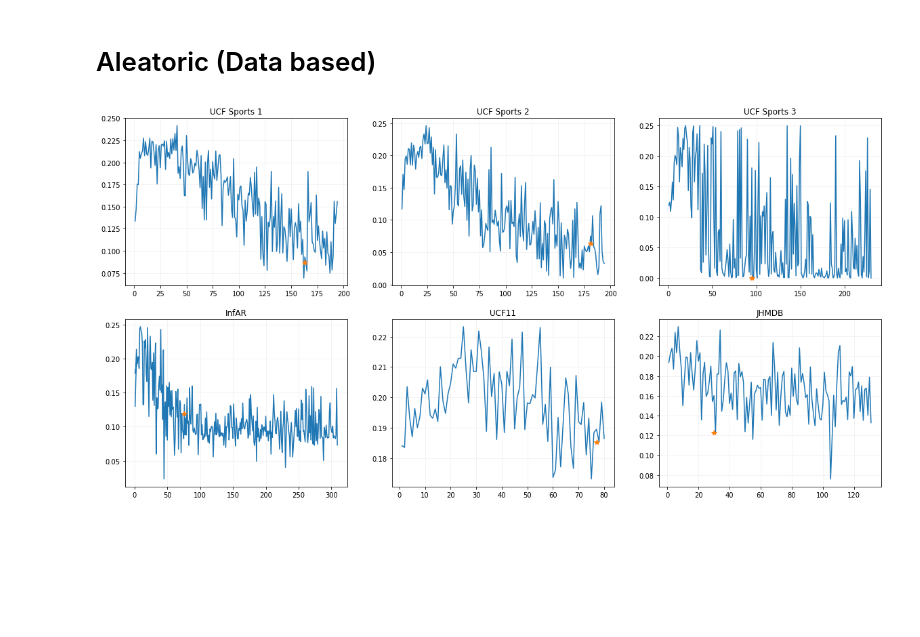
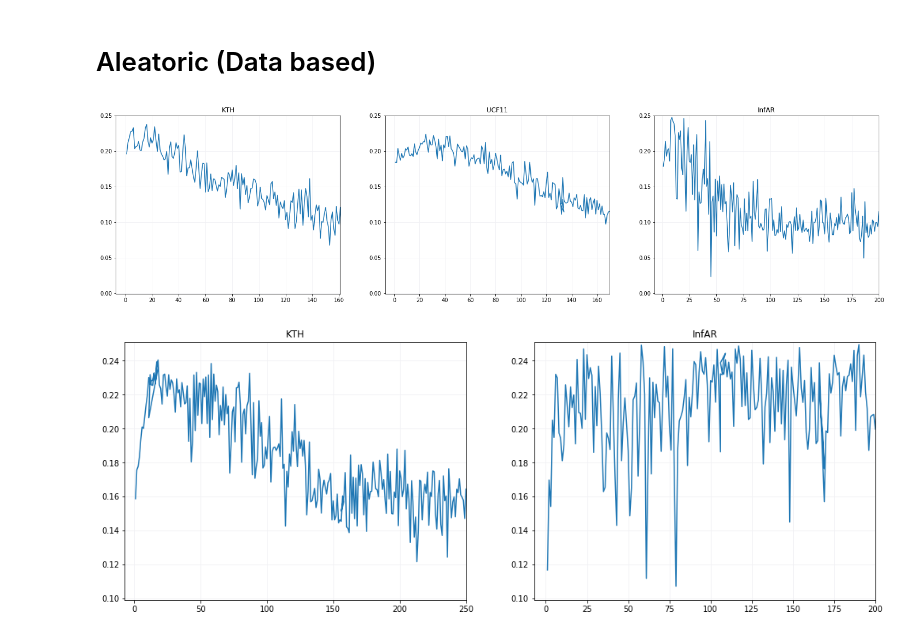
Before and after one commit to mrivar/3D-Bayesian-ResNets-PyTorch, a Jupyter notebook: results/uncertainties.ipynb, the cells around one changed output. Cells and saved outputs as stored; diff of their text form; code cells hidden in the pictures; blank space fills up the shorter version.

```diff
--- a/results/uncertainties.ipynb
+++ b/results/uncertainties.ipynb
@@ -57,19 +73,23 @@ plt.show()
 # %% [markdown]
 # Aleatoric (Data based)
 # %%
-f = plt.figure(figsize=(20,10))
-ipypthon_plot_unc(ucfsports, prefix='ucfsports/ucfsports_2', suffix='q-5_uncertainty.log', subplot=231, figure=f, what_unc="aleatoric", marker_epoch=163, title="UCF Sports 1")
-ipypthon_plot_unc(ucfsports, prefix='ucfsports/ucfsports_B', suffix='oth_uncertainty.log', subplot=232, figure=f, what_unc="aleatoric", marker_epoch=181, title="UCF Sports 2")
-ipypthon_plot_unc(ucfsports, prefix='ucfsports/ucfsports_B', suffix='q-5_uncertainty.log', subplot=233, figure=f, what_unc="aleatoric", marker_epoch=95, title="UCF Sports 3")
-ipypthon_plot_unc(infar, prefix='infar/infar_', suffix='q-5_uncertainty.log', subplot=234, figure=f, what_unc="aleatoric", marker_epoch=76, title="InfAR")
-ipypthon_plot_unc(ucf11, prefix='ucf11/ucf11_3', suffix='q-5_uncertainty.log', subplot=235, figure=f, what_unc="aleatoric", marker_epoch=77, title="UCF11")
-ipypthon_plot_unc(jhmdb, prefix='jhmdb/jhmdb_', suffix='q-5_uncertainty.log', subplot=236, figure=f, what_unc="aleatoric", marker_epoch=30, title="JHMDB")
+f = plt.figure(figsize=(25,6))
+ipypthon_plot_unc(kth, prefix='kth/kth_2_BBB', suffix='q-5_uncertainty.log', subplot=131, figure=f, what_unc="aleatoric", title="KTH", xlim=(-7,161), ylim=(-0.001,0.25))
+ipypthon_plot_unc(ucf11, prefix='ucf11/ucf11_3_BBB', suffix='q-5_uncertainty.log', subplot=132, figure=f, what_unc="aleatoric", title="UCF11", xlim=(-7,170), ylim=(-0.001,0.25))
+ipypthon_plot_unc(infar, prefix='infar/infar_BBB', suffix='q-5_uncertainty.log', subplot=133, figure=f, what_unc="aleatoric", title="InfAR", xlim=(-7,200), ylim=(-0.001,0.25))
 #f.text(0.05, 0.8, 'CIFAR-100', fontsize=15, fontweight='semibold', rotation=45)
 #f.text(0.05, 0.52, 'CIFAR-10', fontsize=15, fontweight='semibold', rotation=45)
 #f.text(0.05, 0.25, 'MNIST', fontsize=15, fontweight='semibold', rotation=45)
 #f.text(0.21, 0.05, 'ALL DATA', fontsize=15, fontweight='semibold')
 #f.text(0.505, 0.05, '1/4', fontsize=15, fontweight='semibold')
 #f.text(0.775, 0.05, '1/32', fontsize=15, fontweight='semibold')
 plt.show()
 # %% [output]
-[figure, old version]
+[figure, new version]
+# %%
+f = plt.figure(figsize=(17,6))
+ipypthon_plot_unc(kth, prefix='kth/kth_4_BBB', suffix='q-5_oth_uncertainty.log', subplot=121, figure=f, what_unc="aleatoric", title="KTH", xlim=(-7,250), ylim=(0.099,0.251))
+ipypthon_plot_unc(infar, prefix='infar/infar_4_BBB', suffix='q-5_oth_uncertainty.log', subplot=122, figure=f, what_unc="aleatoric", title="InfAR", xlim=(-7,200), ylim=(0.099,0.251))
+plt.show()
+# %% [output]
+[figure, added]
```
Also changed, not shown: parts of 3 cells of this notebook, 17 other files.
